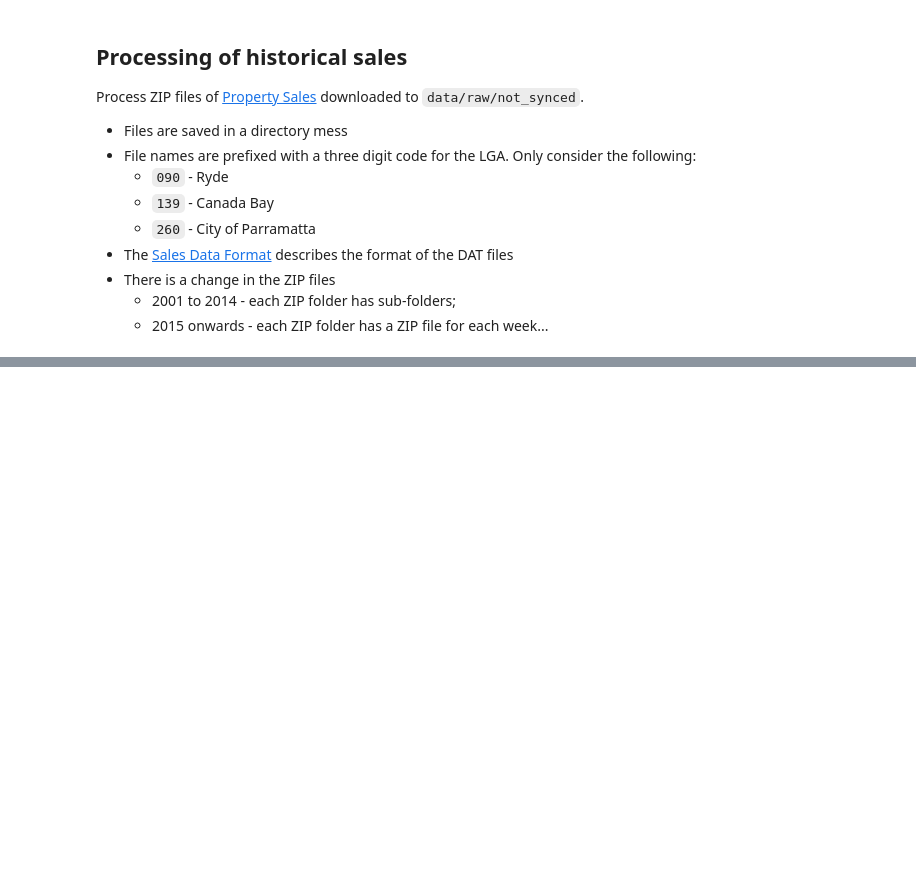
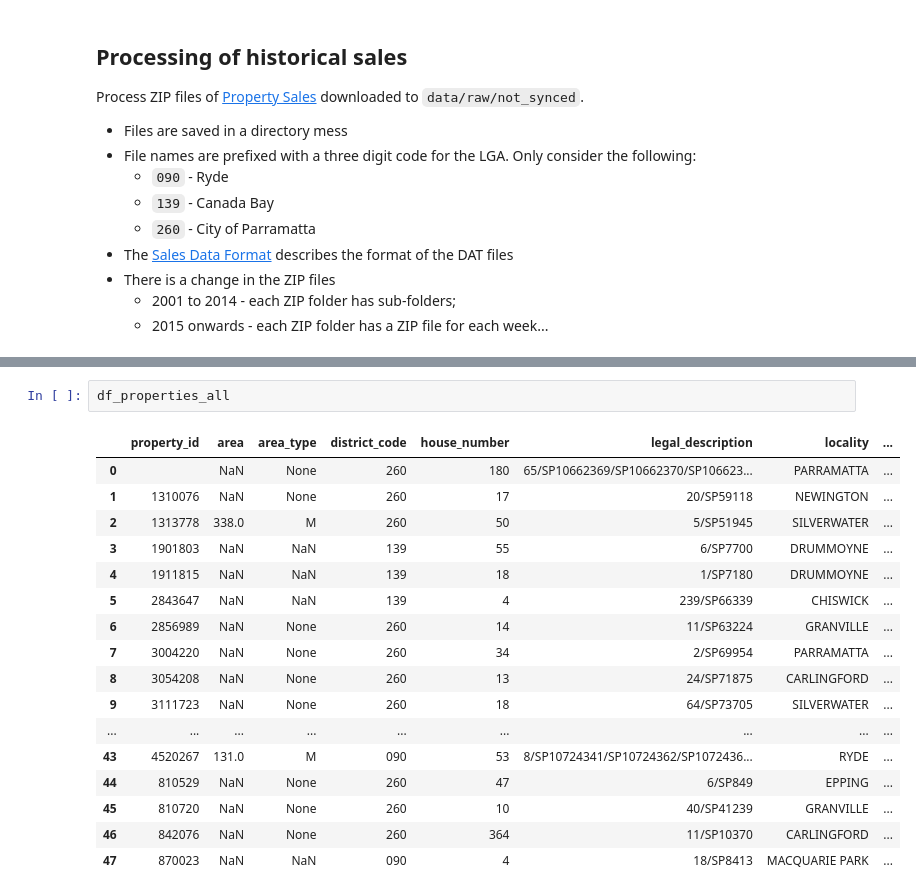
Before and after one commit to Snelo/sydney-apartment-price-prediction, a Jupyter notebook: notebooks/00_local_processing.ipynb, the cells around one changed output, grey strips where cells are left out. Drawn from its saved outputs; the diff is of its cells as text; blank space fills up the shorter version.

```diff
--- a/notebooks/00_local_processing.ipynb
+++ b/notebooks/00_local_processing.ipynb
@@ -100,0 +347,20 @@ Processing 139_SALES_DATA_NNME_26122016.DAT, size=13387 bytes
+# %%
+df_properties_all
+# %% [output]
+|  | property_id | area | area_type | district_code | house_number | legal_description | locality | ... |
+| 0 |  | NaN | None | 260 | 180 | 65/SP10662369/SP10662370/SP106623... | PARRAMATTA | ... |
+| 1 | 1310076 | NaN | None | 260 | 17 | 20/SP59118 | NEWINGTON | ... |
+| 2 | 1313778 | 338.0 | M | 260 | 50 | 5/SP51945 | SILVERWATER | ... |
+| 3 | 1901803 | NaN | NaN | 139 | 55 | 6/SP7700 | DRUMMOYNE | ... |
+| 4 | 1911815 | NaN | NaN | 139 | 18 | 1/SP7180 | DRUMMOYNE | ... |
+| 5 | 2843647 | NaN | NaN | 139 | 4 | 239/SP66339 | CHISWICK | ... |
+| 6 | 2856989 | NaN | None | 260 | 14 | 11/SP63224 | GRANVILLE | ... |
+| 7 | 3004220 | NaN | None | 260 | 34 | 2/SP69954 | PARRAMATTA | ... |
+| 8 | 3054208 | NaN | None | 260 | 13 | 24/SP71875 | CARLINGFORD | ... |
+| 9 | 3111723 | NaN | None | 260 | 18 | 64/SP73705 | SILVERWATER | ... |
+| ... | ... | ... | ... | ... | ... | ... | ... | ... |
+| 43 | 4520267 | 131.0 | M | 090 | 53 | 8/SP10724341/SP10724362/SP1072436... | RYDE | ... |
+| 44 | 810529 | NaN | None | 260 | 47 | 6/SP849 | EPPING | ... |
+| 45 | 810720 | NaN | None | 260 | 10 | 40/SP41239 | GRANVILLE | ... |
+| 46 | 842076 | NaN | None | 260 | 364 | 11/SP10370 | CARLINGFORD | ... |
+| 47 | 870023 | NaN | NaN | 090 | 4 | 18/SP8413 | MACQUARIE PARK | ... |
```
Also changed, not shown: parts of 2 cells of this notebook, 3 other files.
